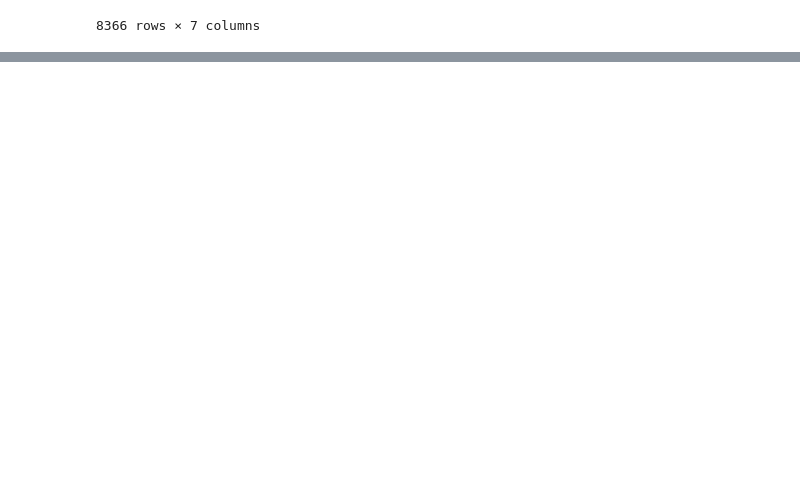
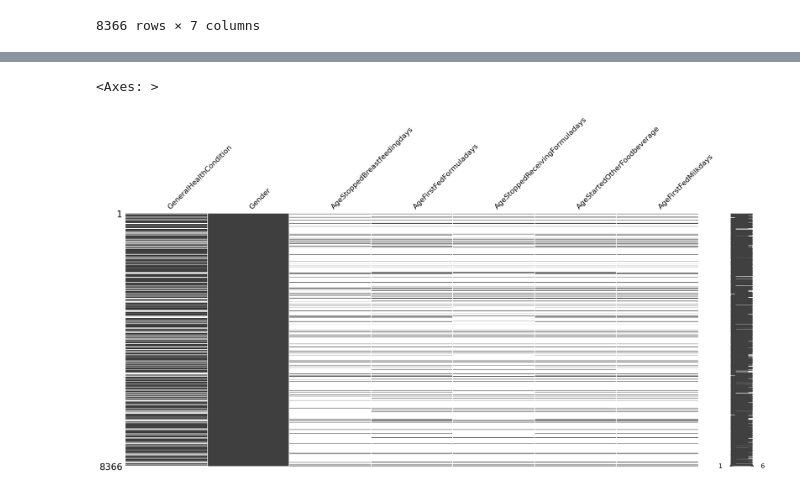
Before and after one commit to cesarmayta/BOOTCAMP_DSG1, a Jupyter notebook: dia1/03_exploracion_faltantes.ipynb, the cells around one changed output, grey strips where cells are left out. Saved outputs shown, nothing was run; the diff lists cells and outputs as text; code cells hidden in the pictures; blank space fills up the shorter version.

```diff
--- a/dia1/03_exploracion_faltantes.ipynb
+++ b/dia1/03_exploracion_faltantes.ipynb
@@ -178,0 +197,5 @@ nhanes_df.missing.sort_variables_by_missingness()
+# %%
+missingno.matrix(df = nhanes_df)
+# %% [output]
+<Axes: >
+[figure, added]
```
Also changed, not shown: parts of 6 cells of this notebook.
